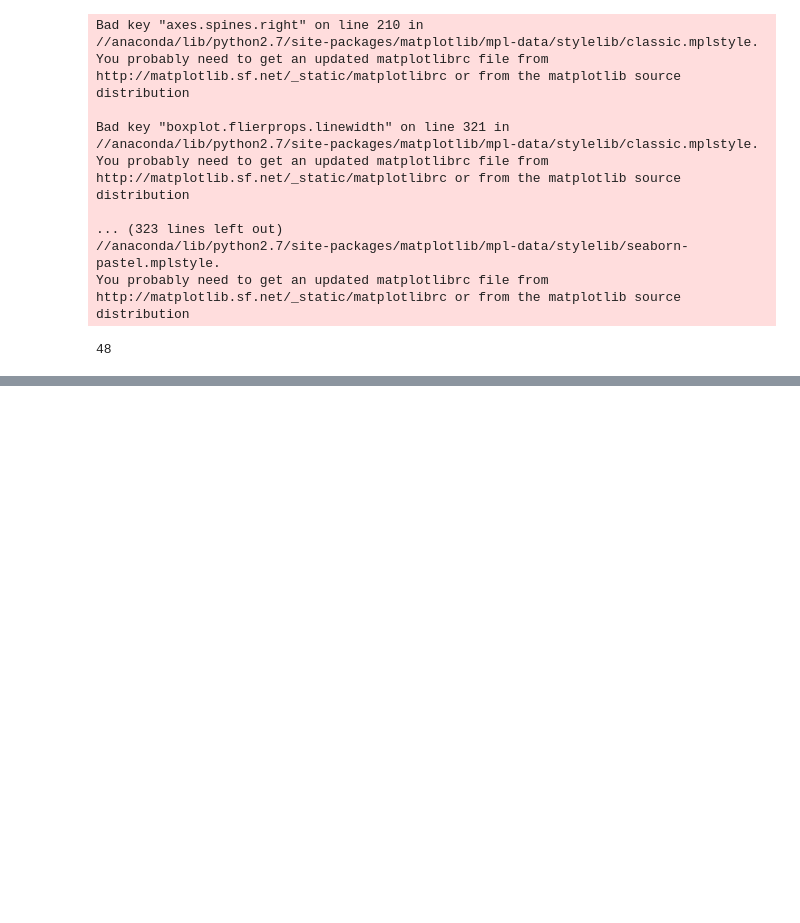
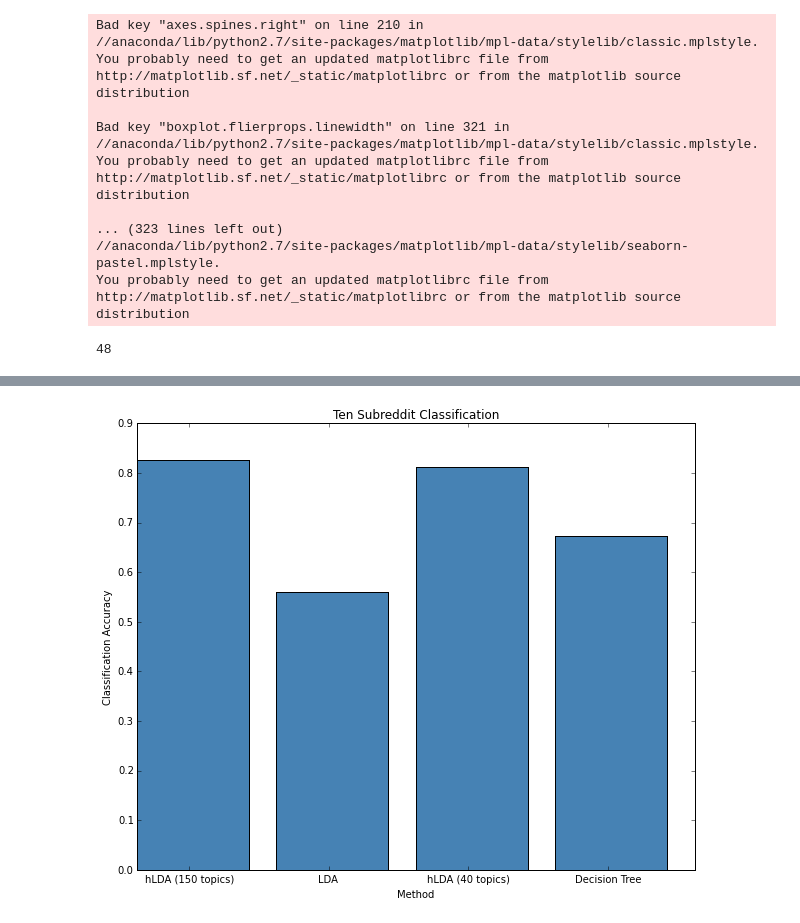
Before and after one commit to amauboussin/cs281-final-project, a Jupyter notebook: plot authors.ipynb, the cells around one changed output, grey strips where cells are left out. Drawn from its saved outputs; the diff is of its cells as text; code cells hidden in the pictures; blank space fills up the shorter version.

```diff
--- a/plot authors.ipynb
+++ b/plot authors.ipynb
@@ -70,8 +102,17 @@ plt.show()
 # %%
 #10 subreddits
 data = {
 'hLDA (40 topics)' : 1386./1706,
 'hLDA (150 topics)' : 1410./ 1706,
-'LDA': 0,
-'Decision Tree' : 0.,
+'LDA': 0.55920,
+'Decision Tree' : 0.673854,
 }
+plt.figure(figsize=(10,8))
+
+plot(data)
+plt.title('Ten Subreddit Classification ')
+plt.xlabel('Method')
+plt.ylabel('Classification Accuracy')
+plt.show()
+# %% [output]
+[figure, added]
```
Also changed, not shown: parts of 10 cells of this notebook, 4 other files.
